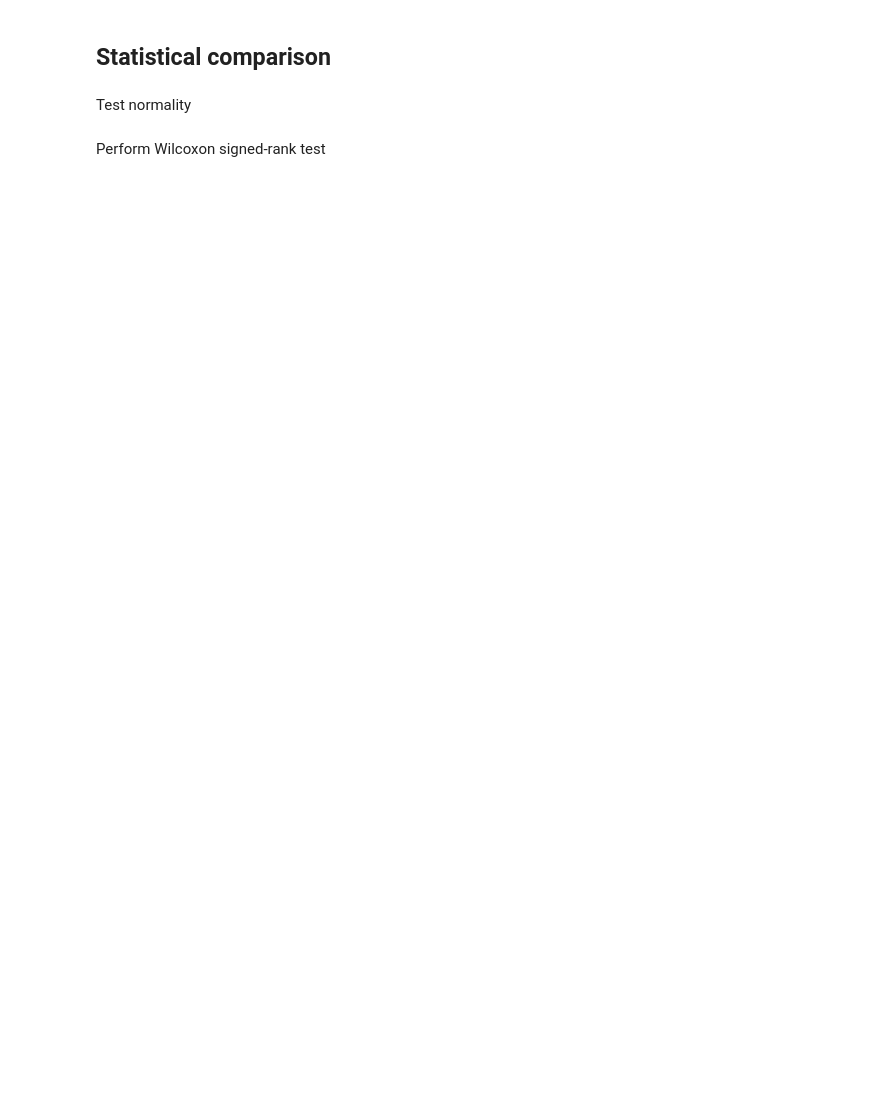
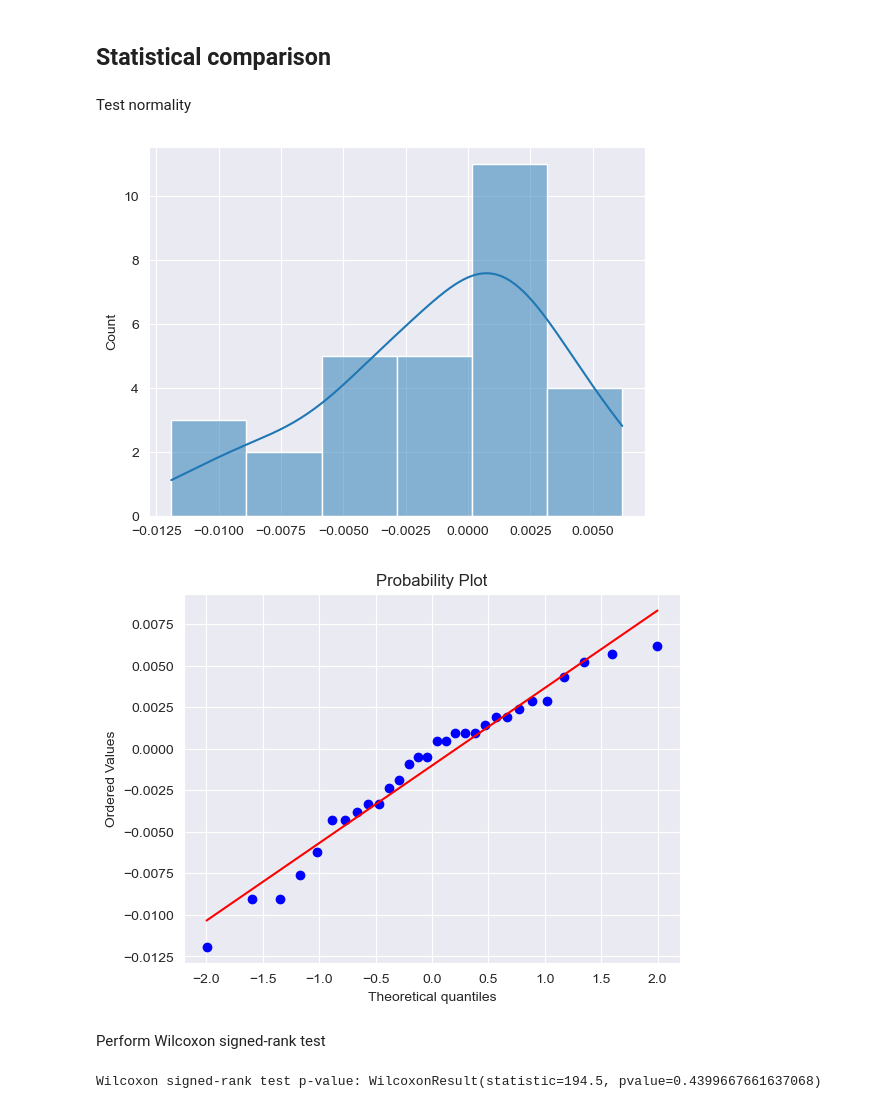
Before and after one commit to Gianma23/amazon_fake_reviews_detection, a Jupyter notebook: training.ipynb, the cells around one changed output. Saved outputs shown, nothing was run; the diff lists cells and outputs as text; code cells hidden in the pictures; blank space fills up the shorter version.

```diff
--- a/training.ipynb
+++ b/training.ipynb
@@ -81,7 +80,7 @@ for clf in classifiers:
                 if useEmbeddings:
                     transformers.append(('embeddings', SentenceEmbeddingTransformer(), 'Sentence_Embeddings'))
                 if useVP:
-                    transformers.append(('vp', 'passthrough', ['VERIFIED_PURCHASE']))
+                    transformers.append(('vp', OneHotEncoder(), ['VERIFIED_PURCHASE']))
 
                 # No need for DenseTransformer for other classifiers
                 pipes.append(Pipeline([
@@ -338,9 +278,32 @@ Fold 0:
 ## Statistical comparison
 # %% [markdown]
 Test normality
+# %%
+df = pd.read_csv('data/amazon_reviews.txt', sep='\t')
+df['VERIFIED_PURCHASE'] = df['VERIFIED_PURCHASE'].map({'Y': 1, 'N': 0})
+
+word2vec_model_file = 'models/word2vec_100.model'
+model = Word2Vec.load(word2vec_model_file)
+
+def average_word_embeddings(sentence, model):
+    words = LemmaTokenizer()(sentence)
+    word_vectors = [model.wv[word] for word in words if word in model.wv]
+
+    if len(word_vectors) == 0:
+        return np.zeros(model.vector_size)
+
+    return np.mean(word_vectors, axis=0)
+
+# Define a function to process each review
+def process_review(review_text, model):
+    sentences = sent_tokenize(review_text)
+    sentence_embeddings = [average_word_embeddings(sentence, model) for sentence in sentences]
+    return sentence_embeddings
+
+df['Sentence_Embeddings'] = df['REVIEW_TEXT'].apply(lambda x: process_review(x, model))
 # %%
 from sklearn.model_selection import RepeatedStratifiedKFold
-from sklearn.svm import LinearSVC
+from scipy import stats
 from sklearn.ensemble import RandomForestClassifier
 import seaborn as sns
 import matplotlib.pyplot as plt
@@ -348,51 +311,52 @@ import matplotlib.pyplot as plt
 model1 = Pipeline([
     ('preprocessor', ColumnTransformer([
         ('vectorizer', TfidfVectorizer(tokenizer=LemmaTokenizer(), token_pattern=None), 'REVIEW_TEXT'),
-        ('vp', 'passthrough', ['VERIFIED_PURCHASE']),
+        ('vp', OneHotEncoder(), ['VERIFIED_PURCHASE']),
         ('embeddings', SentenceEmbeddingTransformer(), 'Sentence_Embeddings'),
     ], n_jobs=-1)),
-    ('clf', RandomForestClassifier(random_state=42, n_jobs=-1)),
+    ('clf', RandomForestClassifier(random_state=42, n_jobs=-1, bootstrap= False, criterion= 'log_loss', max_depth= None, n_estimators= 800)),
 ])
 model2 = Pipeline([
     ('preprocessor', ColumnTransformer([
         ('vectorizer', TfidfVectorizer(tokenizer=LemmaTokenizer(), token_pattern=None), 'REVIEW_TEXT'),
-        ('vp', 'passthrough', ['VERIFIED_PURCHASE']),
-        ('embeddings', SentenceEmbeddingTransformer(), 'Sentence_Embeddings'),
+        ('vp', OneHotEncoder(), ['VERIFIED_PURCHASE']),
     ], n_jobs=-1)),
-    ('clf', LinearSVC(random_state=42, dual="auto")),
+    ('clf', RandomForestClassifier(random_state=42, n_jobs=-1, bootstrap= False, criterion= 'log_loss', max_depth= 60, n_estimators= 800)),
 ])
 
 rkf = RepeatedStratifiedKFold(n_splits=10, n_repeats=3, random_state=42)
 
 # Store the differences between model performances
 differences = []
 
 for train_index, test_index in rkf.split(df, df['LABEL']):
     # Split the data
     X_train, X_test = df.iloc[train_index], df.iloc[test_index]
     y_train, y_test = df['LABEL'].iloc[train_index], df['LABEL'].iloc[test_index]
 
     model1.fit(X_train, y_train)
     model2.fit(X_train, y_train)
 
     y_pred1 = model1.predict(X_test)
     y_pred2 = model2.predict(X_test)
 
     acc1 = accuracy_score(y_test, y_pred1)
     acc2 = accuracy_score(y_test, y_pred2)
 
     differences.append(acc1 - acc2)
 
 differences = np.array(differences)
 
 # Histogram
 sns.histplot(differences, kde=True)
 plt.show()
 
 # Q-Q plot
-from scipy import stats
 stats.probplot(differences, dist="norm", plot=plt)
 plt.show()
+# %% [output]
+[figure, added]
+[figure, added]
 # %% [markdown]
 Perform Wilcoxon signed-rank test
 # %%
@@ -400,3 +364,5 @@ from scipy.stats import wilcoxon
 
 w_p_value = wilcoxon(differences)
 print('Wilcoxon signed-rank test p-value:', w_p_value)
+# %% [output]
+Wilcoxon signed-rank test p-value: WilcoxonResult(statistic=194.5, pvalue=0.4399667661637068)
```
Also changed, not shown: parts of 2 cells of this notebook, 6 other files.
